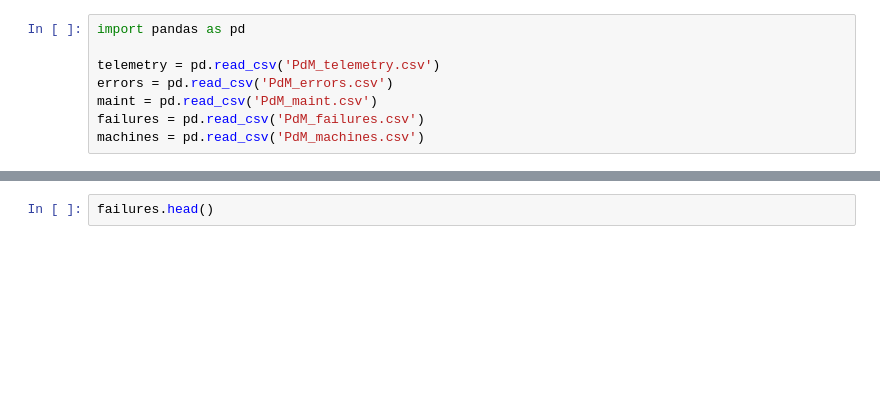
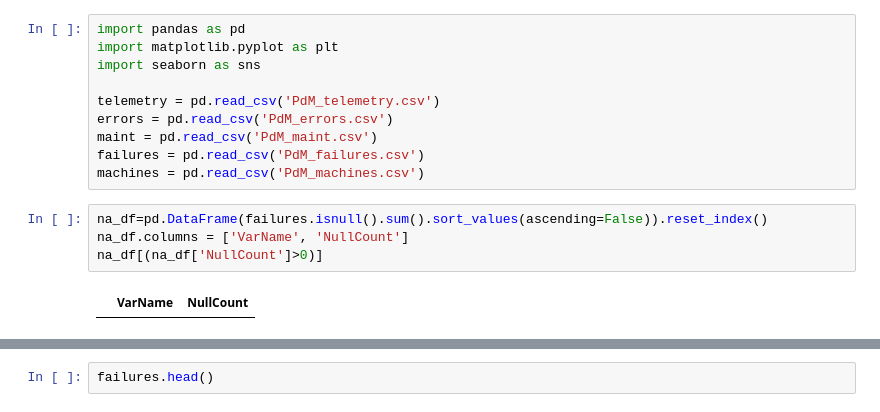
Before and after one commit to michaelchi08/springboard21, a Jupyter notebook: Capstone 2/EDA.ipynb, the cells around one changed output, grey strips where cells are left out. Cells and saved outputs as stored; diff of their text form; blank space fills up the shorter version.

```diff
--- a/Capstone 2/EDA.ipynb
+++ b/Capstone 2/EDA.ipynb
@@ -1,8 +1,16 @@
 # %%
 import pandas as pd
+import matplotlib.pyplot as plt
+import seaborn as sns
 
 telemetry = pd.read_csv('PdM_telemetry.csv')
 errors = pd.read_csv('PdM_errors.csv')
 maint = pd.read_csv('PdM_maint.csv')
 failures = pd.read_csv('PdM_failures.csv')
 machines = pd.read_csv('PdM_machines.csv')
+# %%
+na_df=pd.DataFrame(failures.isnull().sum().sort_values(ascending=False)).reset_index()
+na_df.columns = ['VarName', 'NullCount']
+na_df[(na_df['NullCount']>0)]
+# %% [output]
+|  | VarName | NullCount |
```
Also changed, not shown: parts of 27 cells of this notebook.
